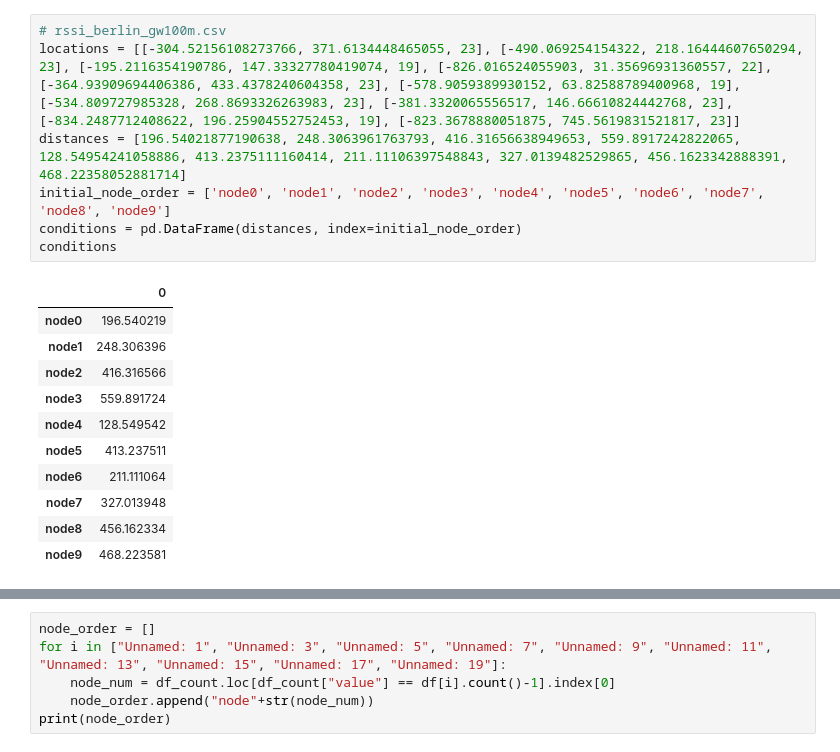
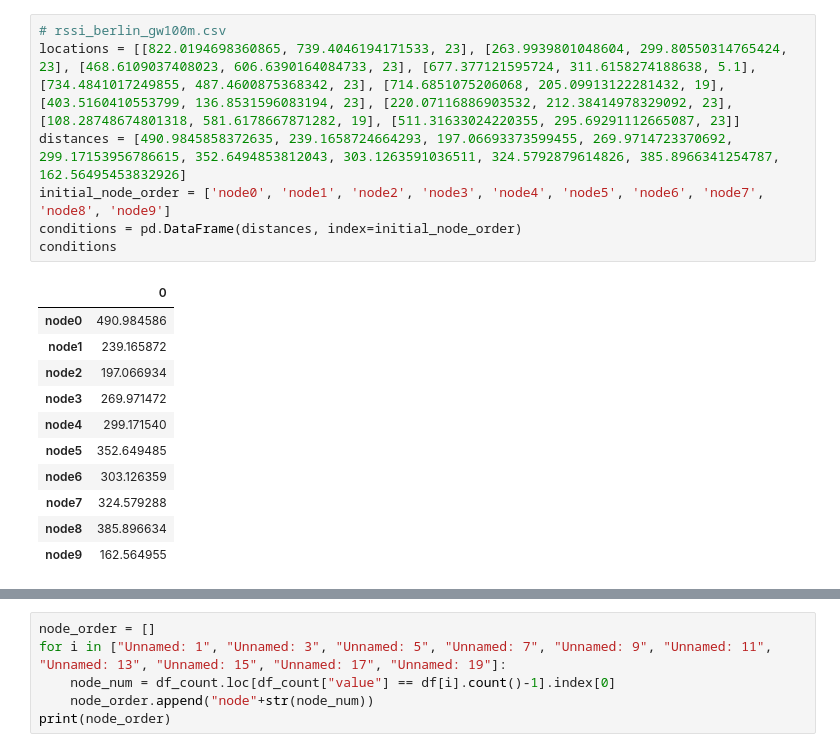
Before and after one commit to kazuyahirotsu/LoRaPos, a Jupyter notebook: simulation/flora_simulation/scripts/analysis_berlin_gw100m.ipynb, the cells around one changed output, grey strips where cells are left out. Cells and saved outputs as stored; diff of their text form.

```diff
--- a/simulation/flora_simulation/scripts/analysis_berlin_gw100m.ipynb
+++ b/simulation/flora_simulation/scripts/analysis_berlin_gw100m.ipynb
@@ -27,22 +27,22 @@ df
-# %%
-# rssi_berlin_gw100m.csv
-locations = [[-304.52156108273766, 371.6134448465055, 23], [-490.069254154322, 218.16444607650294, 23], [-195.2116354190786, 147.33327780419074, 19], [-826.016524055903, 31.35696931360557, 22], [-364.93909694406386, 433.4378240604358, 23], [-578.9059389930152, 63.82588789400968, 19], [-534.809727985328, 268.8693326263983, 23], [-381.3320065556517, 146.66610824442768, 23], [-834.2487712408622, 196.25904552752453, 19], [-823.3678880051875, 745.5619831521817, 23]]
-distances = [196.54021877190638, 248.3063961763793, 416.31656638949653, 559.8917242822065, 128.54954241058886, 413.2375111160414, 211.11106397548843, 327.0139482529865, 456.1623342888391, 468.22358052881714]
-initial_node_order = ['node0', 'node1', 'node2', 'node3', 'node4', 'node5', 'node6', 'node7', 'node8', 'node9']
-conditions = pd.DataFrame(distances, index=initial_node_order)
-conditions
-# %% [output]
-|  | 0 |
-| node0 | 196.540219 |
-| node1 | 248.306396 |
-| node2 | 416.316566 |
-| node3 | 559.891724 |
-| node4 | 128.549542 |
-| node5 | 413.237511 |
-| node6 | 211.111064 |
-| node7 | 327.013948 |
-| node8 | 456.162334 |
-| node9 | 468.223581 |
+# %%
+# rssi_berlin_gw100m.csv
+locations = [[822.0194698360865, 739.4046194171533, 23], [263.9939801048604, 299.80550314765424, 23], [468.6109037408023, 606.6390164084733, 23], [677.377121595724, 311.6158274188638, 5.1], [734.4841017249855, 487.4600875368342, 23], [714.6851075206068, 205.09913122281432, 19], [403.5160410553799, 136.8531596083194, 23], [220.07116886903532, 212.38414978329092, 23], [108.28748674801318, 581.6178667871282, 19], [511.31633024220355, 295.69291112665087, 23]]
+distances = [490.9845858372635, 239.1658724664293, 197.06693373599455, 269.9714723370692, 299.17153956786615, 352.6494853812043, 303.1263591036511, 324.5792879614826, 385.8966341254787, 162.56495453832926]
+initial_node_order = ['node0', 'node1', 'node2', 'node3', 'node4', 'node5', 'node6', 'node7', 'node8', 'node9']
+conditions = pd.DataFrame(distances, index=initial_node_order)
+conditions
+# %% [output]
+|  | 0 |
+| node0 | 490.984586 |
+| node1 | 239.165872 |
+| node2 | 197.066934 |
+| node3 | 269.971472 |
+| node4 | 299.171540 |
+| node5 | 352.649485 |
+| node6 | 303.126359 |
+| node7 | 324.579288 |
+| node8 | 385.896634 |
+| node9 | 162.564955 |
 # %%
 df_count = pd.read_csv("../results/count_berlin_gw100m.csv")
 df_count
```
Also changed, not shown: parts of 14 cells of this notebook, 20 other files.
